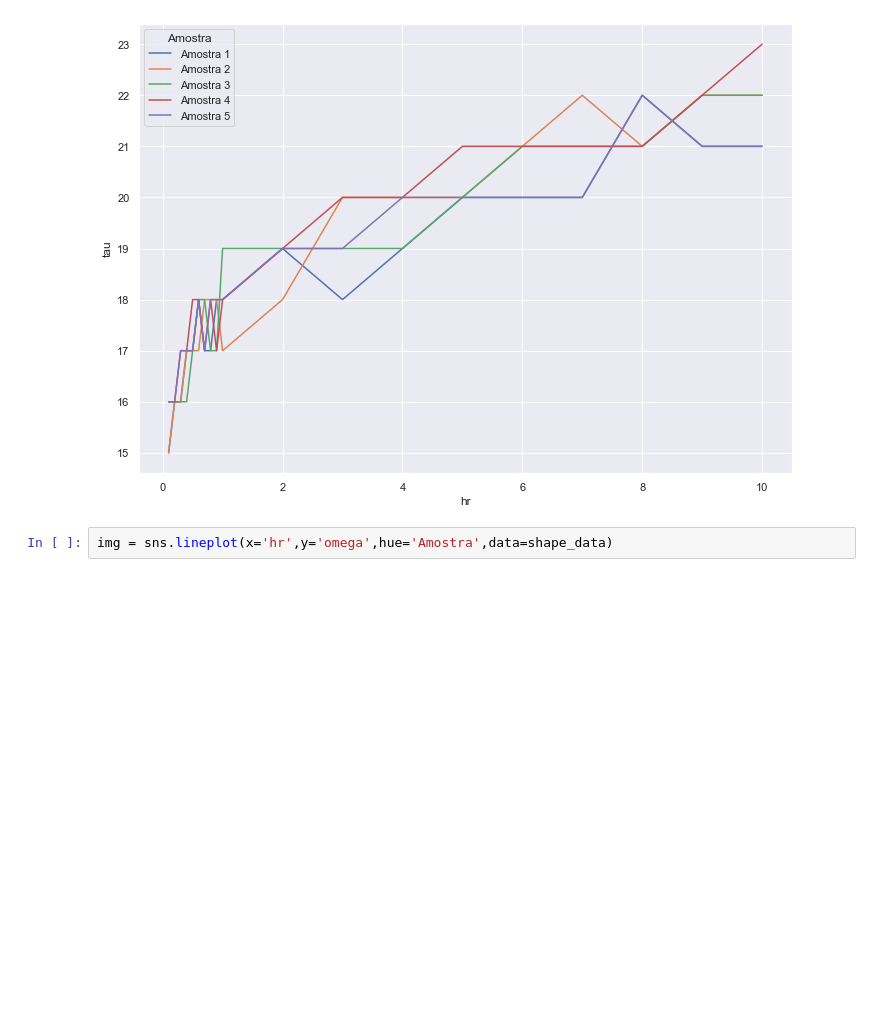
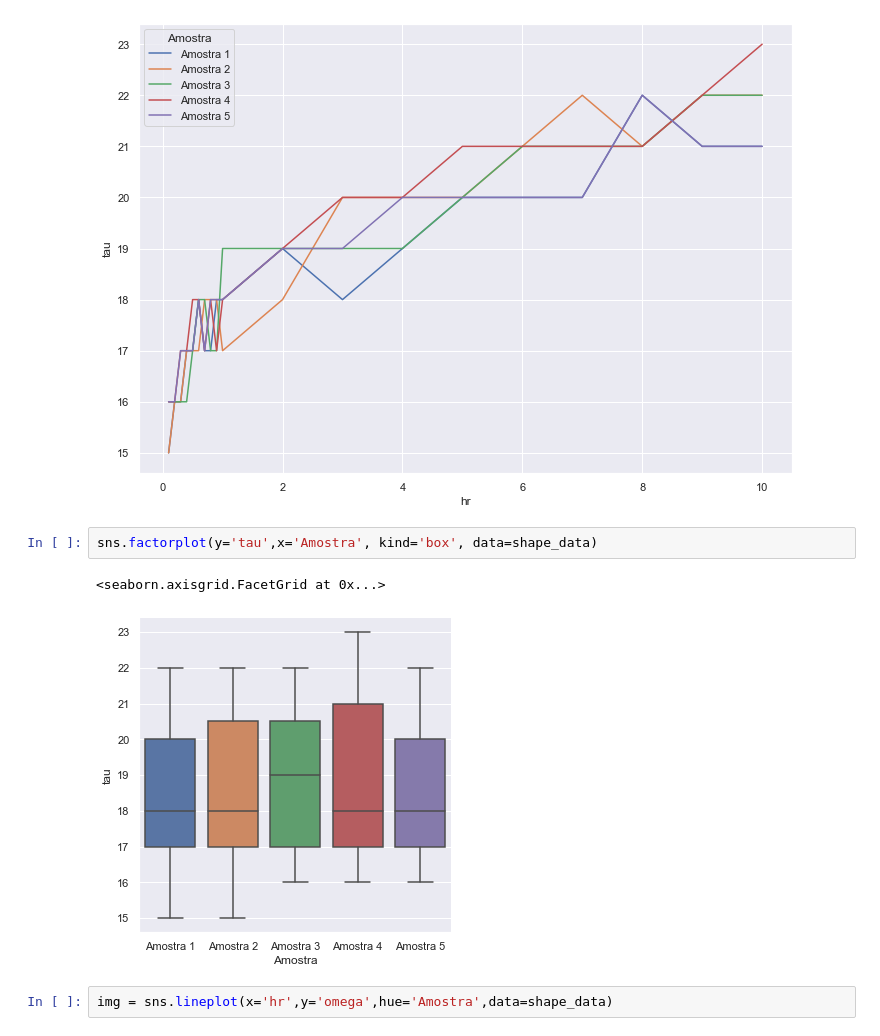
Before and after one commit to aluiztasil/Project-Lumia, a Jupyter notebook: Notebooks/Mestrado - Project Lumia.ipynb, the cells around one changed output. Drawn from its saved outputs; the diff is of its cells as text; blank space fills up the shorter version.

```diff
--- a/Notebooks/Mestrado - Project Lumia.ipynb
+++ b/Notebooks/Mestrado - Project Lumia.ipynb
@@ -1561,6 +1569,11 @@ img = sns.lineplot(x='hr',y='tmax',hue='Amostra',data=shape_data)
 img = sns.lineplot(x='hr',y='tau',hue='Amostra',data=shape_data)
 # %% [output]
 [figure]
+# %%
+sns.factorplot(y='tau',x='Amostra', kind='box', data=shape_data)
+# %% [output]
+<seaborn.axisgrid.FacetGrid at 0x...>
+[figure, added]
 # %%
 img = sns.lineplot(x='hr',y='omega',hue='Amostra',data=shape_data)
 # %% [output]
```
Also changed, not shown: parts of 10 cells of this notebook.
